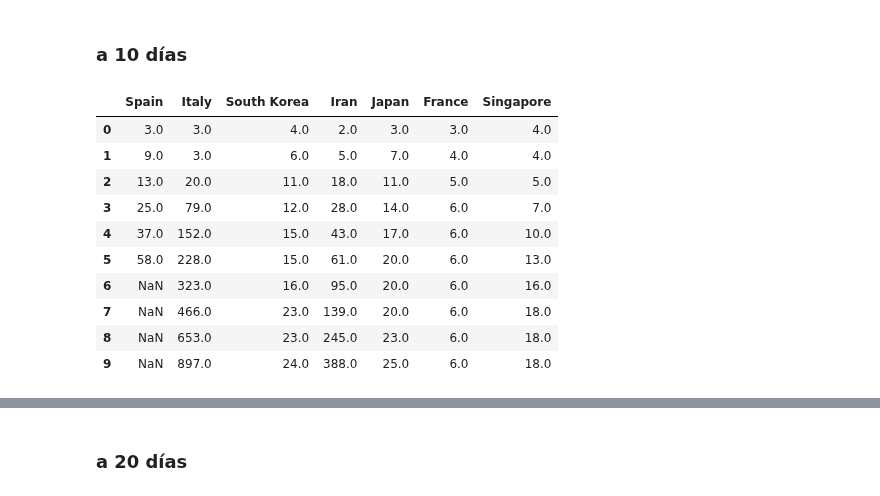
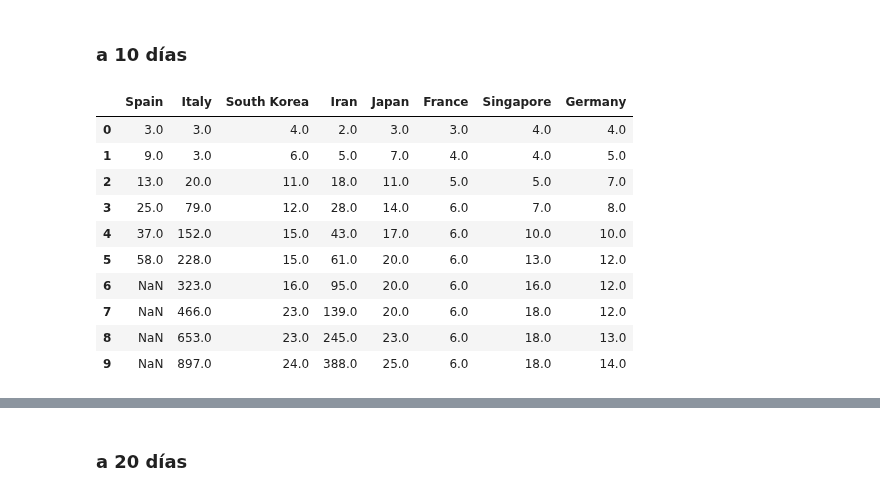
Before and after one commit to cambrian-intelligence/COVID-19_seguimiento, a Jupyter notebook: _notebooks/2020-02-29-confirmados_graficos.ipynb, the cells around one changed output, grey strips where cells are left out. Drawn from its saved outputs; the diff is of its cells as text; code cells hidden in the pictures.

Commit message:
added Germany

```diff
--- a/_notebooks/2020-02-29-confirmados_graficos.ipynb
+++ b/_notebooks/2020-02-29-confirmados_graficos.ipynb
@@ -232,45 +234,47 @@ alt.Chart(source).mark_line(interpolate='basis').encode(
 response = requests.get('https://docs.google.com/spreadsheet/ccc?key=1Z7VQ5xlf3BaTx_LBBblsW4hLoGYWnZyog3jqsS9Dbgc&output=csv&gid=0')
 assert response.status_code == 200, 'Wrong status code'
 data = response.content
 df = pd.read_csv(BytesIO(data))
 df = df[df.columns[2:]][1:65].T.reset_index(drop=True)
 col_names = df.iloc[0]
 col_names[1] = 'Fecha'
 df.columns = col_names
 df = df.drop(df.index[0])
 df['Fecha'] = pd.to_datetime(df['Fecha'], utc=True)
 df = df.set_index('Fecha')
 df = df.applymap(lambda a: str(a).replace(',',''))
 df = df.apply(pd.to_numeric, errors='coerce')
-keep = ['Spain', 'Italy', 'South Korea', 'Iran', 'Japan', 'France', 'Singapore']
+keep = ['Spain', 'Italy', 'South Korea', 'Iran', 'Japan', 'France', 'Singapore', 'Germany']
 df = df[keep]
 
 # align data
 aligned_data = {}
 plus_days = 10
 plus_spain = 6
 aligned_data['Spain'] = np.array(df['Spain'][42:42+plus_spain])
 aligned_data['Italy'] = np.array(df['Italy'][37:37+plus_days])
 aligned_data['South Korea'] = np.array(df['South Korea'][16:16+plus_days])
 aligned_data['Iran'] = np.array(df['Iran'][37:37+plus_days])
 aligned_data['Japan'] = np.array(df['Japan'][14:14+plus_days])
 aligned_data['France'] = np.array(df['France'][14:14+plus_days])
 aligned_data['Singapore'] = np.array(df['Singapore'][12:12+plus_days])
+aligned_data['Germany'] = np.array(df['Germany'][16:16+plus_days])
+
 df_aligned = pd.DataFrame(dict([(k,pd.Series(v)) for k,v in aligned_data.items() ]))
 df = df_aligned
 df
 # %% [output]
-|  | Spain | Italy | South Korea | Iran | Japan | France | Singapore |
-| 0 | 3.0 | 3.0 | 4.0 | 2.0 | 3.0 | 3.0 | 4.0 |
-| 1 | 9.0 | 3.0 | 6.0 | 5.0 | 7.0 | 4.0 | 4.0 |
-| 2 | 13.0 | 20.0 | 11.0 | 18.0 | 11.0 | 5.0 | 5.0 |
-| 3 | 25.0 | 79.0 | 12.0 | 28.0 | 14.0 | 6.0 | 7.0 |
-| 4 | 37.0 | 152.0 | 15.0 | 43.0 | 17.0 | 6.0 | 10.0 |
-| 5 | 58.0 | 228.0 | 15.0 | 61.0 | 20.0 | 6.0 | 13.0 |
-| 6 | NaN | 323.0 | 16.0 | 95.0 | 20.0 | 6.0 | 16.0 |
-| 7 | NaN | 466.0 | 23.0 | 139.0 | 20.0 | 6.0 | 18.0 |
-| 8 | NaN | 653.0 | 23.0 | 245.0 | 23.0 | 6.0 | 18.0 |
-| 9 | NaN | 897.0 | 24.0 | 388.0 | 25.0 | 6.0 | 18.0 |
+|  | Spain | Italy | South Korea | Iran | Japan | France | Singapore | Germany |
+| 0 | 3.0 | 3.0 | 4.0 | 2.0 | 3.0 | 3.0 | 4.0 | 4.0 |
+| 1 | 9.0 | 3.0 | 6.0 | 5.0 | 7.0 | 4.0 | 4.0 | 5.0 |
+| 2 | 13.0 | 20.0 | 11.0 | 18.0 | 11.0 | 5.0 | 5.0 | 7.0 |
+| 3 | 25.0 | 79.0 | 12.0 | 28.0 | 14.0 | 6.0 | 7.0 | 8.0 |
+| 4 | 37.0 | 152.0 | 15.0 | 43.0 | 17.0 | 6.0 | 10.0 | 10.0 |
+| 5 | 58.0 | 228.0 | 15.0 | 61.0 | 20.0 | 6.0 | 13.0 | 12.0 |
+| 6 | NaN | 323.0 | 16.0 | 95.0 | 20.0 | 6.0 | 16.0 | 12.0 |
+| 7 | NaN | 466.0 | 23.0 | 139.0 | 20.0 | 6.0 | 18.0 | 12.0 |
+| 8 | NaN | 653.0 | 23.0 | 245.0 | 23.0 | 6.0 | 18.0 | 13.0 |
+| 9 | NaN | 897.0 | 24.0 | 388.0 | 25.0 | 6.0 | 18.0 | 14.0 |
 # %%
 # collapse
 # plot
```
Also changed, not shown: parts of 7 cells of this notebook, 1 other file.
